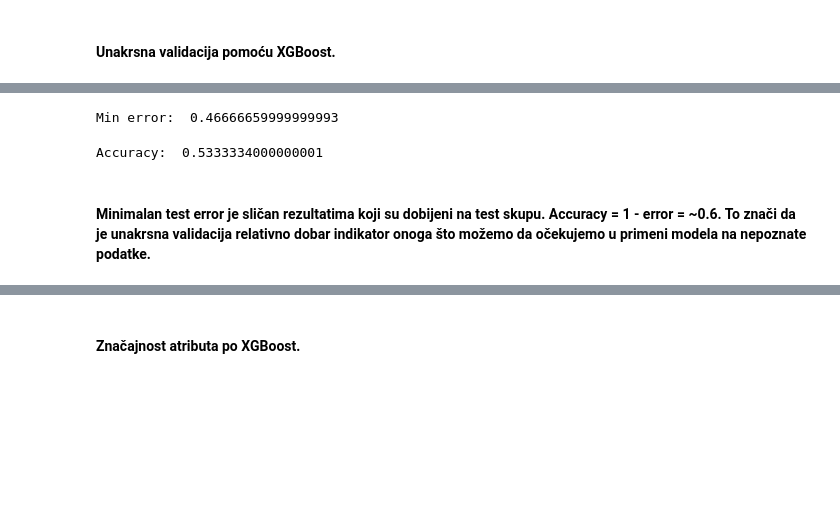
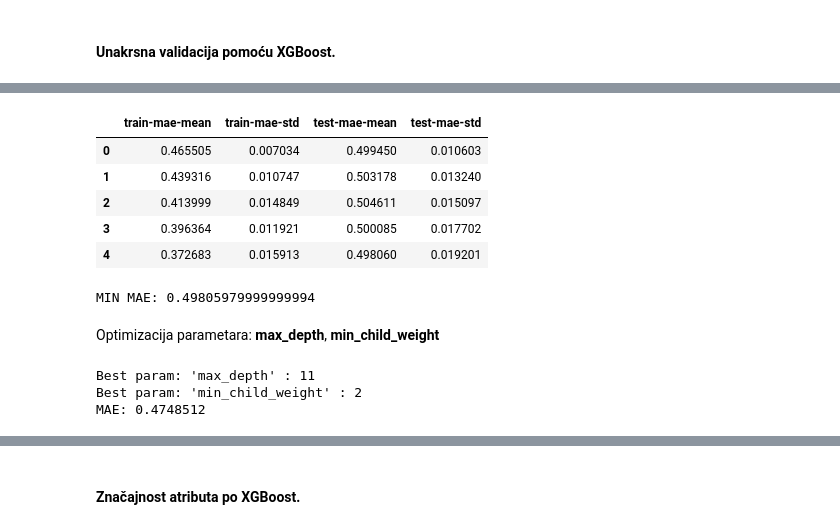
Before and after one commit to MAS-3S/SIAP-Analysis-Prediction-GMSL, a Jupyter notebook: implementation/GMSL_analysis_and_prediction.ipynb, the cells around one changed output, grey strips where cells are left out. Cells and saved outputs as stored; diff of their text form; code cells hidden in the pictures; blank space fills up the shorter version.

```diff
--- a/implementation/GMSL_analysis_and_prediction.ipynb
+++ b/implementation/GMSL_analysis_and_prediction.ipynb
@@ -198,12 +215,11 @@ dtest = xgb.DMatrix(X_test, Y_test.astype('category').cat.codes)
 #### Definisanje parametara modela
 # %%
 params = {
-    'max_depth':10,
+    'max_depth':6,
     'min_child_weight': 1,
     'eta':.3,
-    'subsample': 0.6,
-    'colsample_bytree': 0.6,
-    'objective':'multi:softmax',
-    'num_class': 2,
-    'eval_metric' : 'merror'
+    'subsample': 1,
+    'colsample_bytree': 1,
+    # Other parameters
+    'objective':'binary:logistic',
 }
@@ -213,9 +232,8 @@ params = {
 model = xgb.train(
     params,
     dtrain,
-    #evals=[(dtest, "Test")], ovde treba koristiti validacioni skup
-    evals=[(dtrain, "Train")],
-    #early_stopping_rounds=35,
-    num_boost_round=999
+    num_boost_round=num_boost_round,
+    evals=[(dtest, "Test")],
+    early_stopping_rounds=10
 )
 # %% [output]
@@ -277,10 +284,26 @@ min_error = min(cv_results['test-merror-mean'])
-# %%
-print("Min error: ", min_error)
-# %% [output]
-Min error:  0.46666659999999993
-# %%
-print("Accuracy: ", 1 - min_error)
-# %% [output]
-Accuracy:  0.5333334000000001
-# %% [markdown]
-#### Minimalan test error je sličan rezultatima koji su dobijeni na test skupu. Accuracy = 1 - error = ~0.6. To znači da je unakrsna validacija relativno dobar indikator onoga što možemo da očekujemo u primeni modela na nepoznate podatke.
+# %%
+cv_results = xgb.cv(
+    params,
+    dtrain,
+    num_boost_round=num_boost_round,
+    seed=42,
+    nfold=5,
+    metrics={'mae'},
+    early_stopping_rounds=10
+)
+# %%
+cv_results.head()
+# %% [output]
+|  | train-mae-mean | train-mae-std | test-mae-mean | test-mae-std |
+| 0 | 0.465505 | 0.007034 | 0.499450 | 0.010603 |
+| 1 | 0.439316 | 0.010747 | 0.503178 | 0.013240 |
+| 2 | 0.413999 | 0.014849 | 0.504611 | 0.015097 |
+| 3 | 0.396364 | 0.011921 | 0.500085 | 0.017702 |
+| 4 | 0.372683 | 0.015913 | 0.498060 | 0.019201 |
+# %%
+cv_results['test-mae-mean'].min()
+print("MIN MAE: {}".format(cv_results['test-mae-mean'].min()))
+# %% [output]
+MIN MAE: 0.49805979999999994
+# %% [markdown]
+Optimizacija parametara: **max_depth**, **min_child_weight**
@@ -286,0 +339,8 @@ Accuracy:  0.5333334000000001
+# %%
+print("Best param: 'max_depth' : {}".format(best_params[0]))
+print("Best param: 'min_child_weight' : {}".format(best_params[1]))
+print("MAE: {}".format(min_mae))
+# %% [output]
+Best param: 'max_depth' : 11
+Best param: 'min_child_weight' : 2
+MAE: 0.4748512
```
Also changed, not shown: parts of 27 cells of this notebook.
